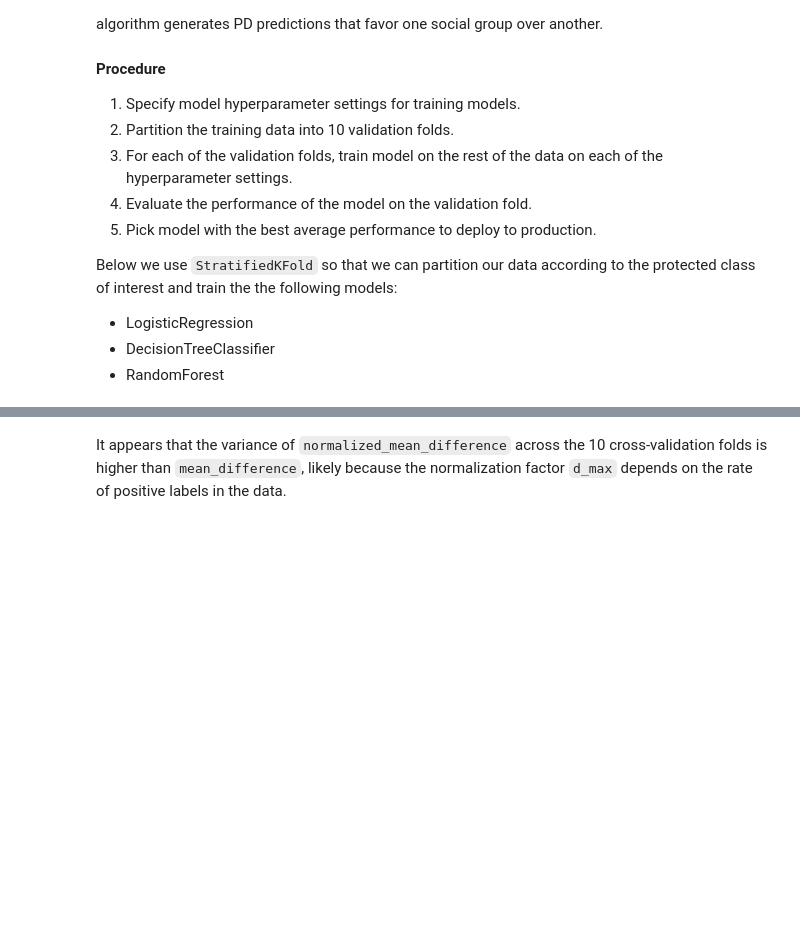
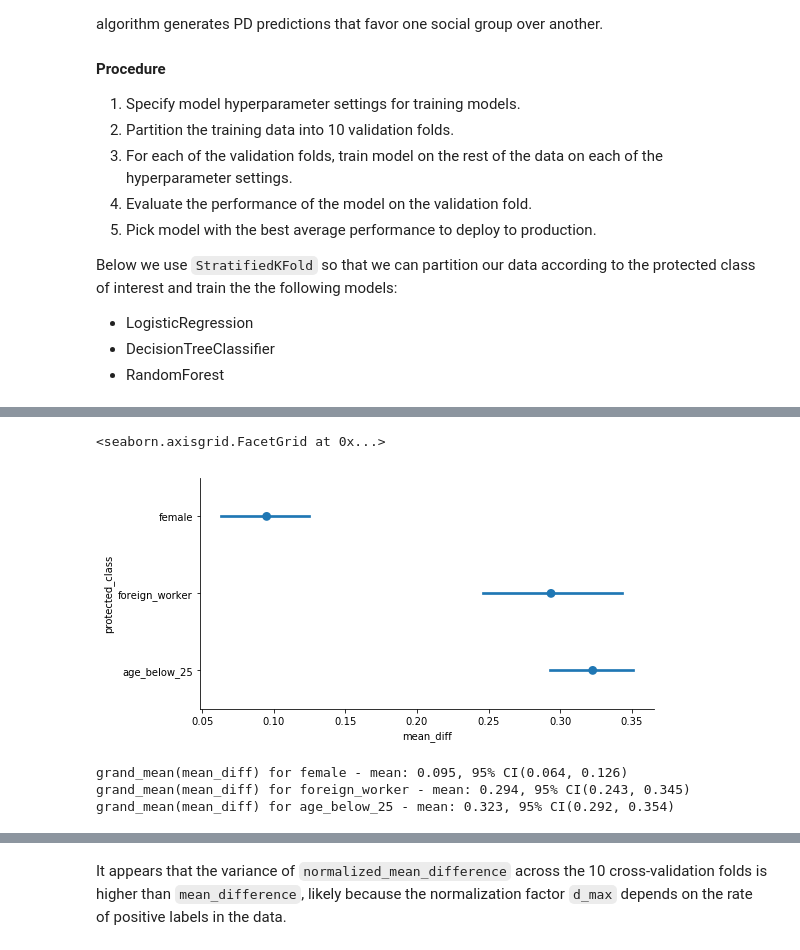
Before and after one commit to cosmicBboy/themis-ml, a Jupyter notebook: paper/Evaluating Themis-ml.ipynb, the cells around one changed output, grey strips where cells are left out. Drawn from its saved outputs; the diff is of its cells as text; code cells hidden in the pictures; blank space fills up the shorter version.

```diff
--- a/paper/Evaluating Themis-ml.ipynb
+++ b/paper/Evaluating Themis-ml.ipynb
@@ -439,3 +444,27 @@ experiment_baseline_summary.query("fold_type == 'test'")
+# %%
+baseline_df = (
+    experiment_baseline
+    .query("fold_type == 'test' and estimator == 'LogisticRegression'")
+#     .loc[pd.IndexSlice[:, "LogisticRegression", :], :]
+)
+# plot_df
+sns.factorplot(y="protected_class", x="mean_diff", orient="h", data=baseline_df,
+               size=4, aspect=2, join=False)
+# %% [output]
+<seaborn.axisgrid.FacetGrid at 0x...>
+[figure, added]
+# %%
+protected_classes = ["female", "foreign_worker", "age_below_25"]
+for s in protected_classes:
+    mean_ci = mean_confidence_interval(
+        plot_df.query("protected_class == @s").mean_diff.dropna())
+    print(
+        "grand_mean(mean_diff) for %s - mean: %0.03f, 95%% CI(%0.03f, %0.03f)" %
+        (s, mean_ci[0], mean_ci[1], mean_ci[2]))
+# %% [output]
+grand_mean(mean_diff) for female - mean: 0.095, 95% CI(0.064, 0.126)
+grand_mean(mean_diff) for foreign_worker - mean: 0.294, 95% CI(0.243, 0.345)
+grand_mean(mean_diff) for age_below_25 - mean: 0.323, 95% CI(0.292, 0.354)
 # %%
 def plot_experiment_results(experiment_results):
     return (
```
Also changed, not shown: parts of 21 cells of this notebook, 6 other files.
